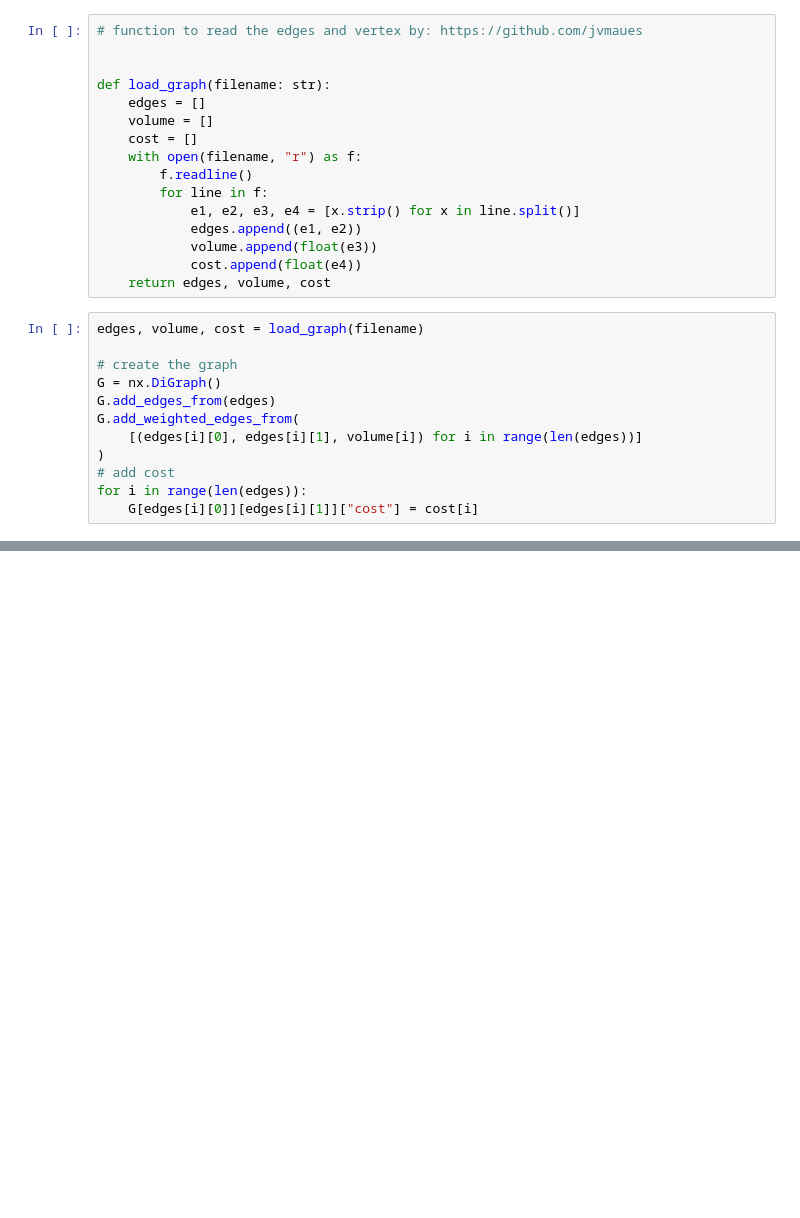
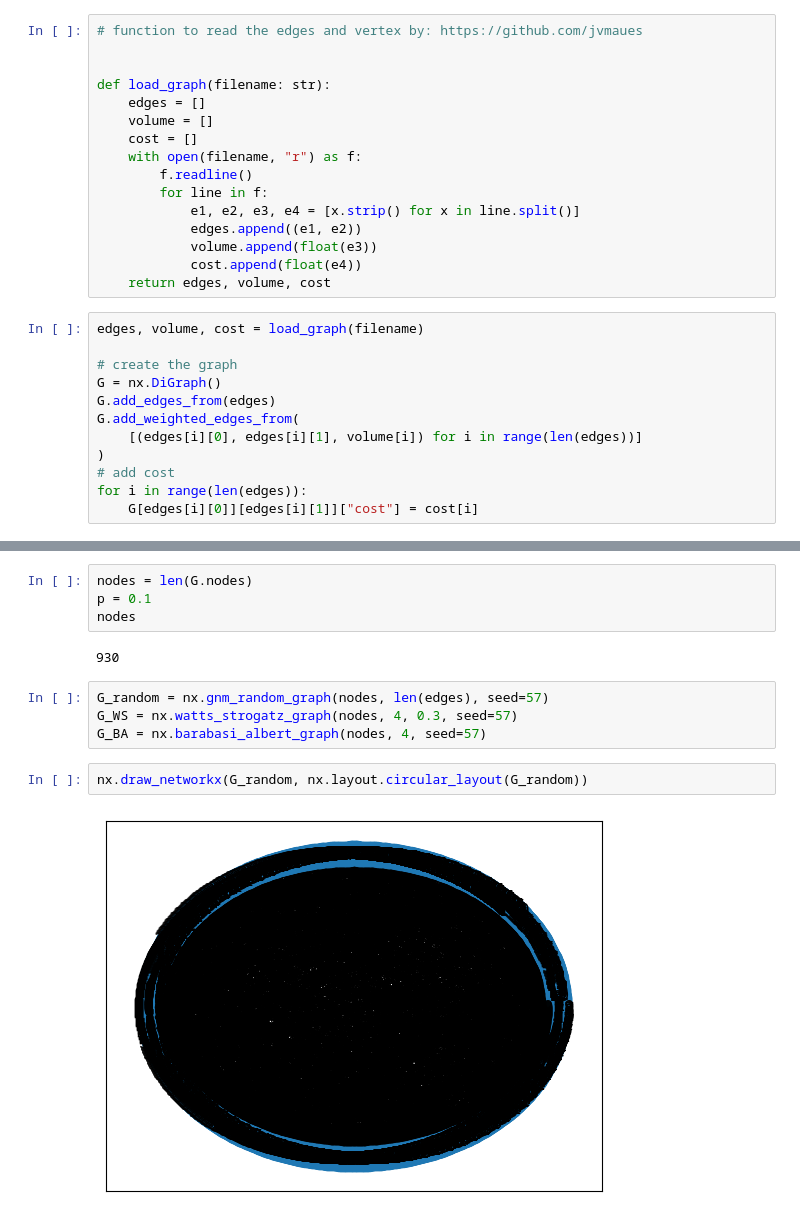
Before and after one commit to balthapaixao/football-networks, a Jupyter notebook: analysis/assignments/2023_3/complex_networks_camparing-2023.ipynb, the cells around one changed output, grey strips where cells are left out. Saved outputs shown, nothing was run; the diff lists cells and outputs as text; blank space fills up the shorter version.

```diff
--- a/analysis/assignments/2023_3/complex_networks_camparing-2023.ipynb
+++ b/analysis/assignments/2023_3/complex_networks_camparing-2023.ipynb
@@ -72,0 +73,14 @@ plt.draw()
+# %%
+nodes = len(G.nodes)
+p = 0.1
+nodes
+# %% [output]
+930
+# %%
+G_random = nx.gnm_random_graph(nodes, len(edges), seed=57)
+G_WS = nx.watts_strogatz_graph(nodes, 4, 0.3, seed=57)
+G_BA = nx.barabasi_albert_graph(nodes, 4, seed=57)
+# %%
+nx.draw_networkx(G_random, nx.layout.circular_layout(G_random))
+# %% [output]
+[figure, added]
```
Also changed, not shown: parts of 1 cell of this notebook, 1 other file.
